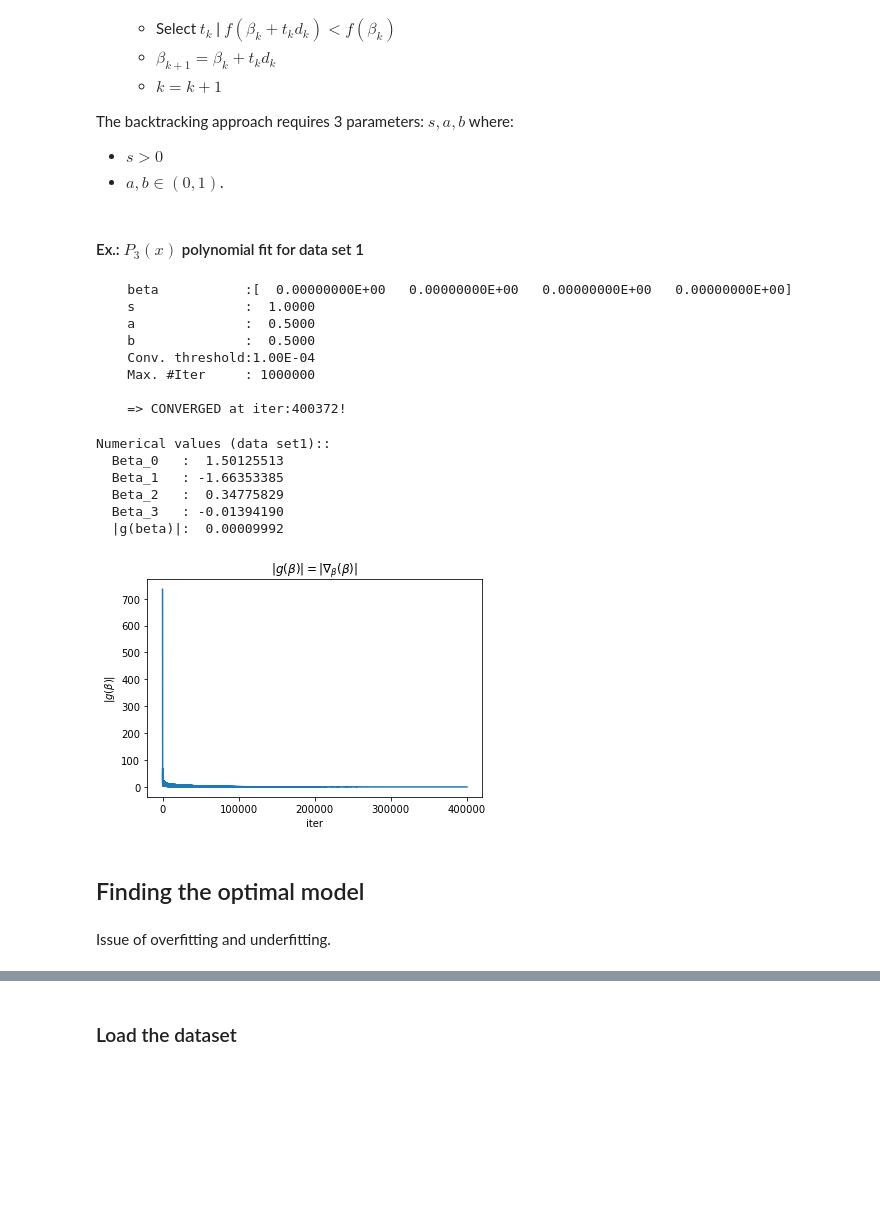
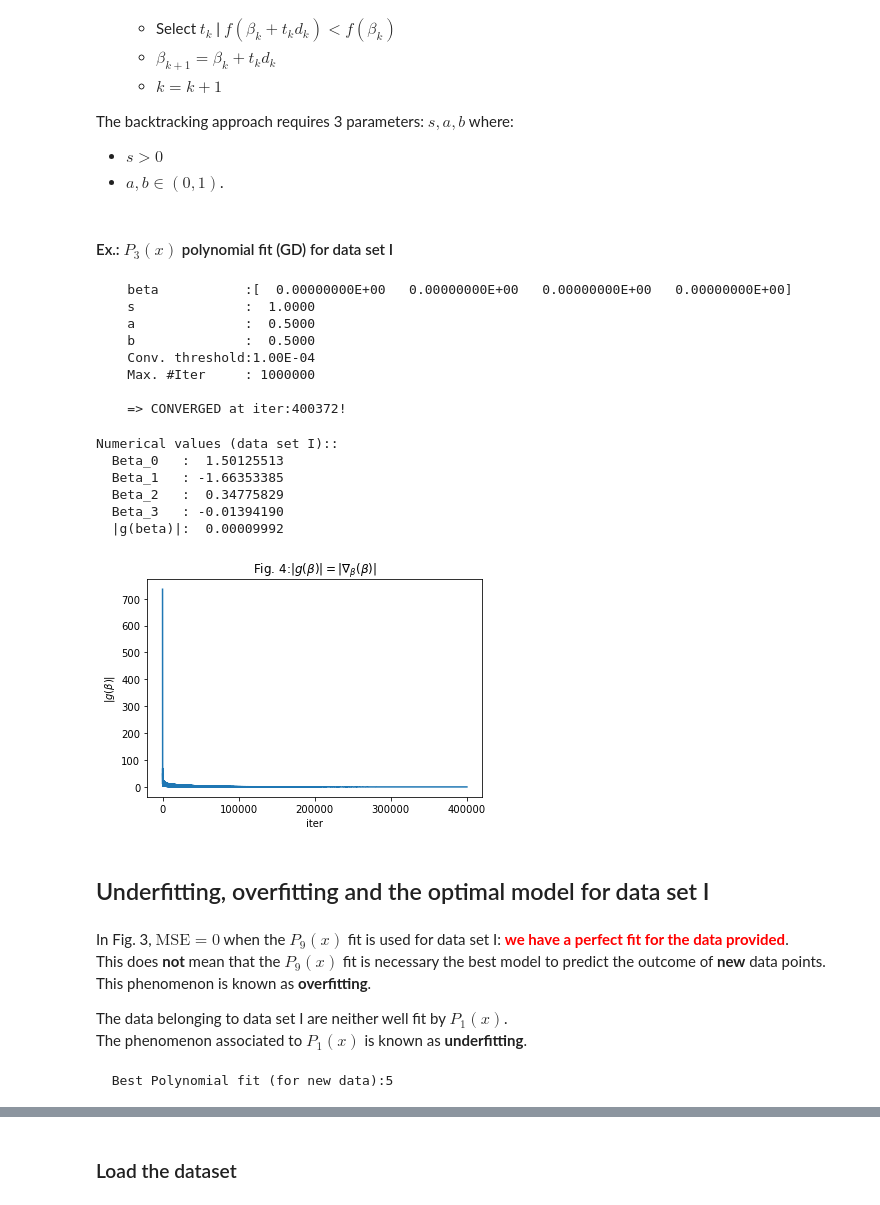
Before and after one commit to wcardoen/ml, a Jupyter notebook: LinearRegression.ipynb, the cells around one changed output, grey strips where cells are left out. Cells and saved outputs as stored; diff of their text form; code cells hidden in the pictures; blank space fills up the shorter version.

```diff
--- a/LinearRegression.ipynb
+++ b/LinearRegression.ipynb
@@ -289,6 +307,6 @@ def gradDescBackTrace(f, g, y, Xmat ,xo, s, a, b , CONV=1.0E-4 , NITERMAX=100000
         print(f"    => CONVERGED at iter:{niter}!")
     return isConverged, xs, arrGradNorm
 # %% [markdown]
-#### Ex.: $P_3(x)$ polynomial fit for data set 1
+#### Ex.: $P_3(x)$ polynomial fit (GD) for data set I
 # %%
 A = genXmat(x,3)
@@ -306,12 +324,12 @@ gradDescBackTrace(f, g, y, A, xo, 1.0, 0.5, 0.5, CONV=1.0E-4, NITERMAX=1000000 )
     => CONVERGED at iter:400372!
 # %%
 if isConverged==True:
-    print(f"Numerical values (data set1)::")
+    print(f"Numerical values (data set I)::")
     for i, item in enumerate(coord):
         print(f"  Beta_{i}   :{item:12.8f}")
     print(f"  |g(beta)|:{arrGradNorm[-1]:12.8f}")
 # %% [output]
-Numerical values (data set1)::
+Numerical values (data set I)::
   Beta_0   :  1.50125513
   Beta_1   : -1.66353385
   Beta_2   :  0.34775829
@@ -319,14 +337,32 @@ Numerical values (data set1)::
   |g(beta)|:  0.00009992
 # %%
 plt.plot(arrGradNorm)
-plt.title(r'$|g(\beta)|=|\nabla_{\beta}(\beta)|$')
+plt.title('Fig. 4:' + r'$|g(\beta)|=|\nabla_{\beta}(\beta)|$')
 plt.xlabel('iter')
 plt.ylabel(r'$|g(\beta)|$')
 plt.xticks(np.arange(0,450000,step=100000))
 plt.show()
 # %% [output]
-[figure, old version]
+[figure, new version]
 # %% [markdown]
-## Finding the optimal model
+## Underfitting, overfitting and the optimal model for data set I
-# %% [markdown]
-Issue of overfitting and underfitting.
+# %% [markdown]
+In Fig. 3, $\mathrm{MSE}=0$ when the $P_9(x)$ fit is used for data set I:
+<font color="red"><b>we have a perfect fit
+    for the data provided</b></font>.<br>
+This does **not** mean that the $P_9(x)$ fit is necessary the best model to predict the outcome of **new** data points.<br>
+This phenomenon is known as **overfitting**.
+
+The data belonging to data set I are neither well fit by $P_1(x)$.<br>
+The phenomenon associated to $P_1(x)$ is known as **underfitting**.
+# %%
+MAXORDER = x.shape[0]
+lstRSSTest = []
+for iorder in range(1,MAXORDER):
+    Xmat = genXmat(x_test,iorder)
+    YHat = calcYHat(Xmat,lstBetaHat[iorder-1])
+    res = y_test - YHat
+    lstRSSTest.append(np.sum(res*res))
+print(f"  Best Polynomial fit (for new data points):{np.argmin(lstRSSTest)+1}")
+# %% [output]
+  Best Polynomial fit (for new data):5
```
Also changed, not shown: parts of 27 cells of this notebook.
